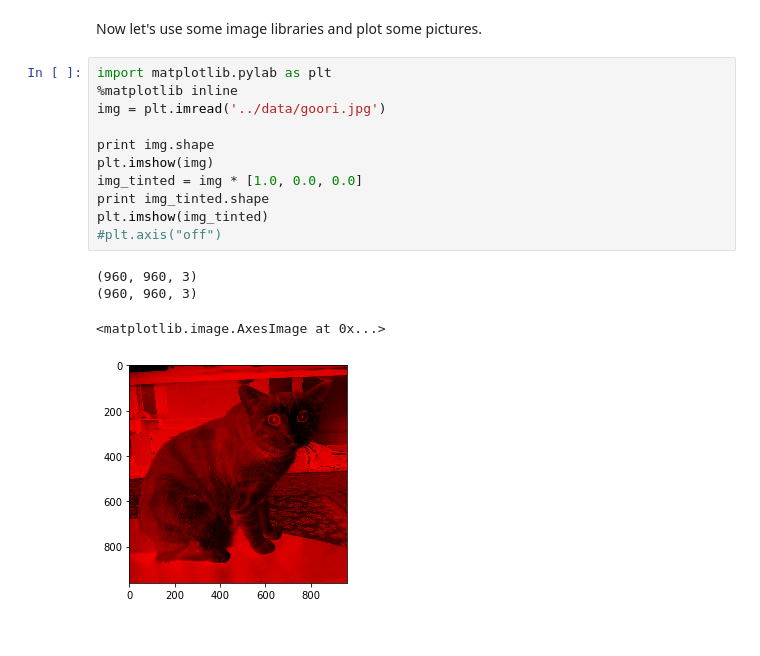
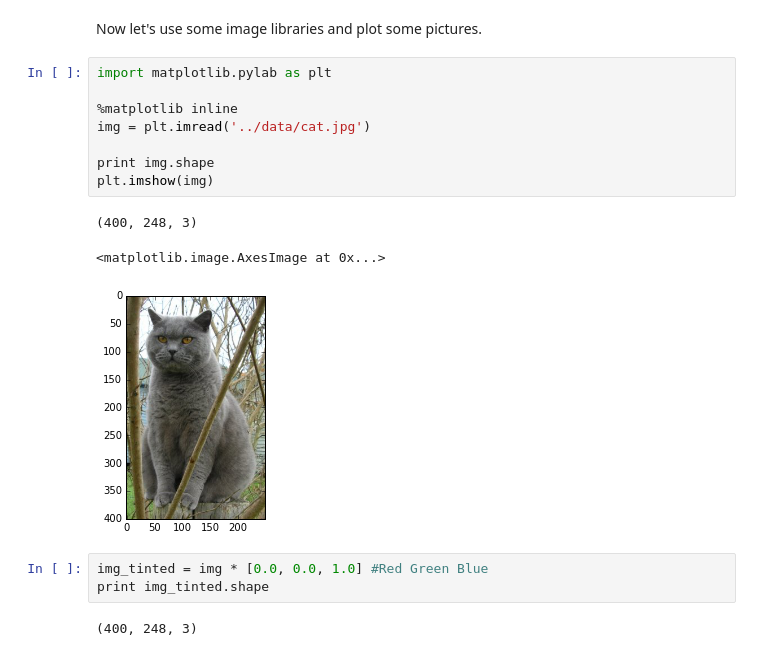
Before and after one commit to vahidpartovinia/pythonworkshop, a Jupyter notebook: jupyter/chapter02.ipynb, the cells around one changed output. Cells and saved outputs as stored; diff of their text form.

```diff
--- a/jupyter/chapter02.ipynb
+++ b/jupyter/chapter02.ipynb
@@ -205,17 +229,18 @@ print np.reshape(range(10),(5,2) )
 Now let's use some image libraries and plot some pictures.
 # %%
 import matplotlib.pylab as plt
+
 %matplotlib inline
-img = plt.imread('../data/goori.jpg')
+img = plt.imread('../data/cat.jpg')
 
 print img.shape
 plt.imshow(img)
-img_tinted = img * [1.0, 0.0, 0.0]
-print img_tinted.shape
-plt.imshow(img_tinted)
-#plt.axis("off")
 # %% [output]
-(960, 960, 3)
-(960, 960, 3)
+(400, 248, 3)
 <matplotlib.image.AxesImage at 0x...>
-[figure, old version]
+[figure, new version]
+# %%
+img_tinted = img * [0.0, 0.0, 1.0] #Red Green Blue
+print img_tinted.shape
+# %% [output]
+(400, 248, 3)
```
Also changed, not shown: parts of 29 cells of this notebook, 10 other files.
